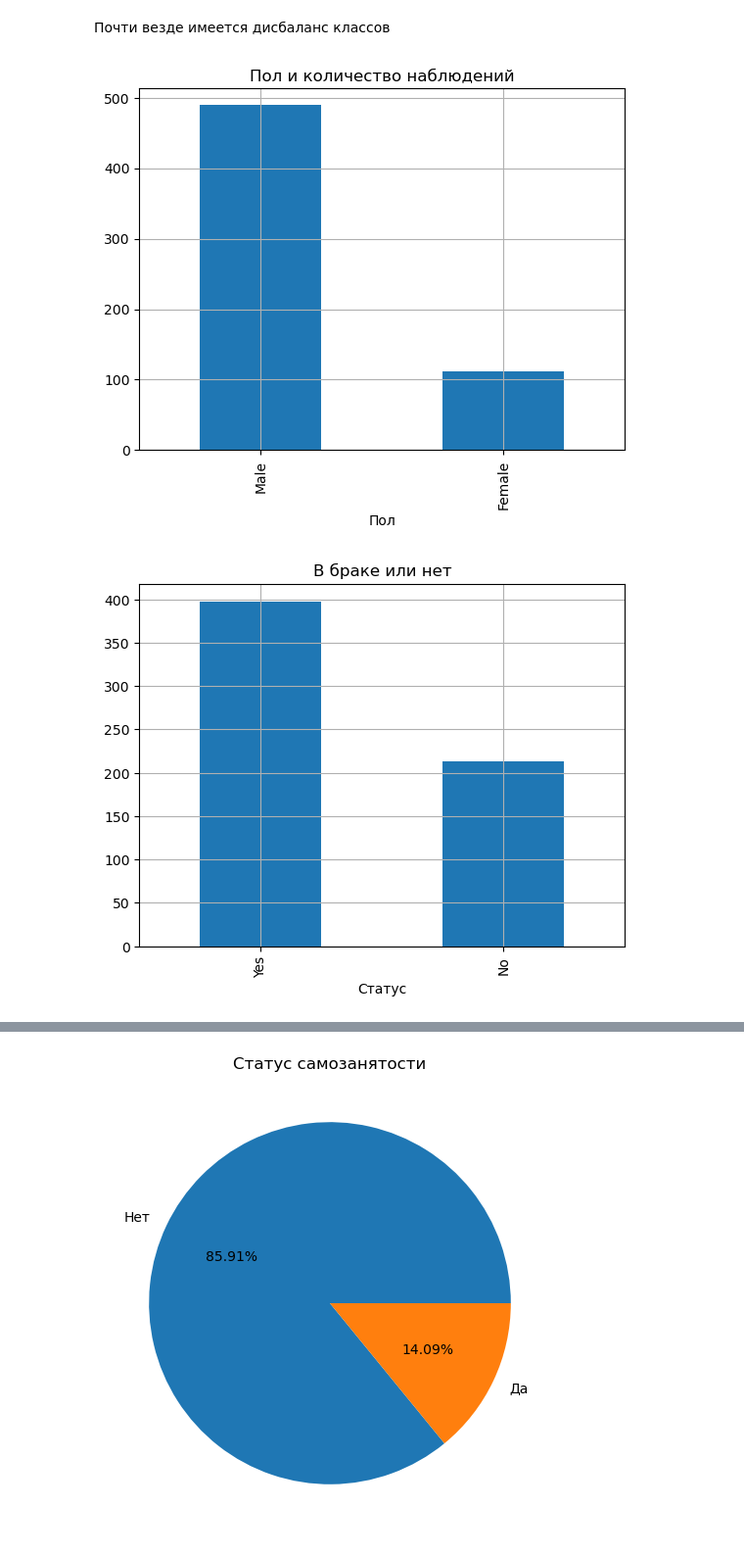
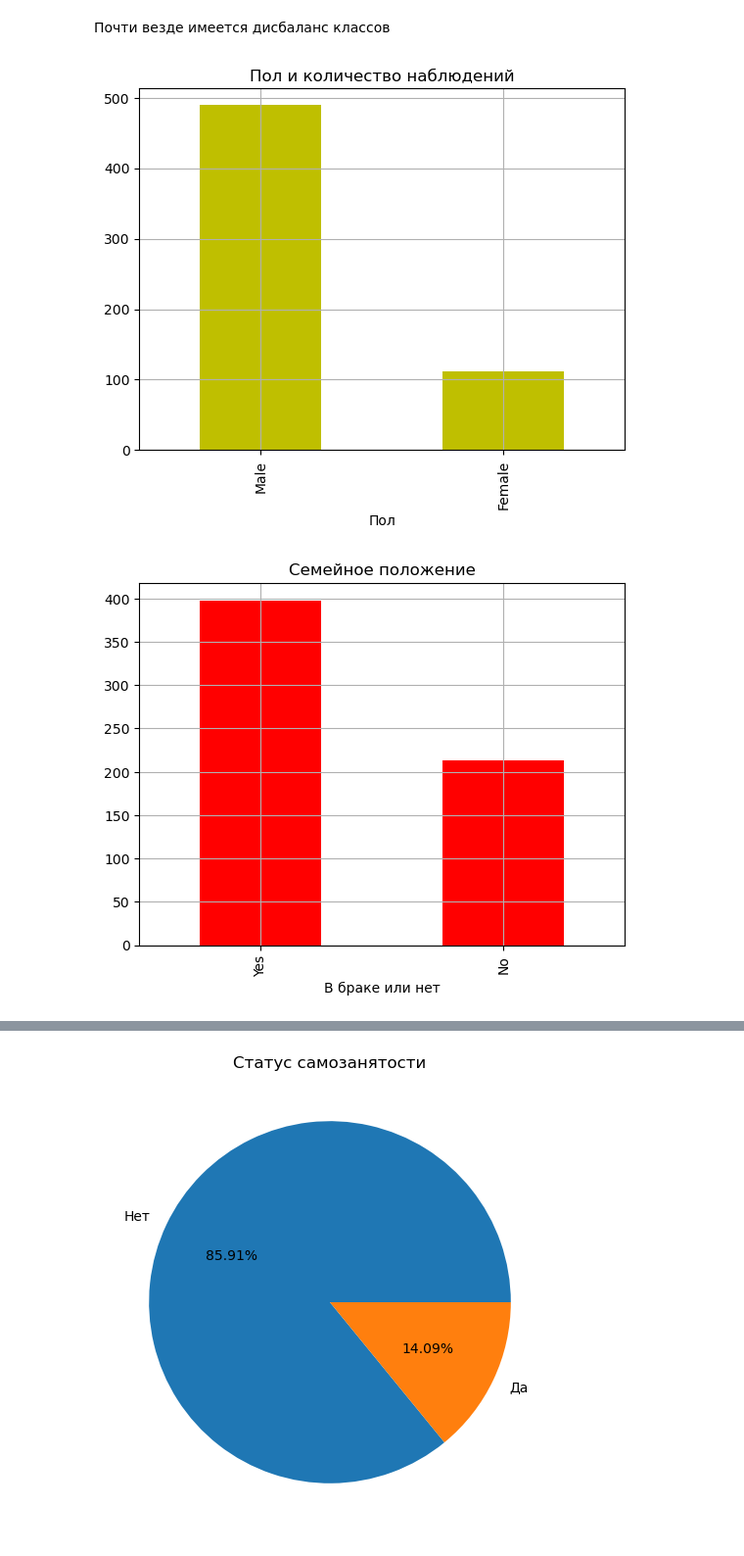
Before and after one commit to dnlygvtv/Python_for_Data_Science_HWs, a Jupyter notebook: HW/HW_7.ipynb, the cells around one changed output, grey strips where cells are left out. Shown: that part at 98% size. Drawn from its saved outputs; the diff is of its cells as text; code cells hidden in the pictures.

```diff
--- a/HW/HW_7.ipynb
+++ b/HW/HW_7.ipynb
@@ -313,20 +305,22 @@ gender_counts_df.plot(x="Gender", title='Пол и количество набл
                      , kind='bar'
                      , legend=False
                      , xlabel='Пол'
-                     , grid=True);
+                     , grid=True
+                     , color='y');
 # %% [output]
-[figure, old version]
+[figure, new version]
 # %%
 married_counts_df = df["Married"].value_counts().reset_index()
 married_counts_df.columns = ["Married", "counts"]
 
-married_counts_df.plot(x="Married", title='В браке или нет'
+married_counts_df.plot(x="Married", title='Семейное положение'
                      , kind='bar'
                      , legend=False
-                     , xlabel='Статус'
-                     , grid=True);
+                     , xlabel='В браке или нет'
+                     , grid=True
+                     , color='r');
 # %% [output]
-[figure, old version]
+[figure, new version]
 # %%
 education_counts_df = df["Education"].value_counts().reset_index()
 education_counts_df.columns = ["Education", "counts"]
```
Also changed, not shown: parts of 28 cells of this notebook.
